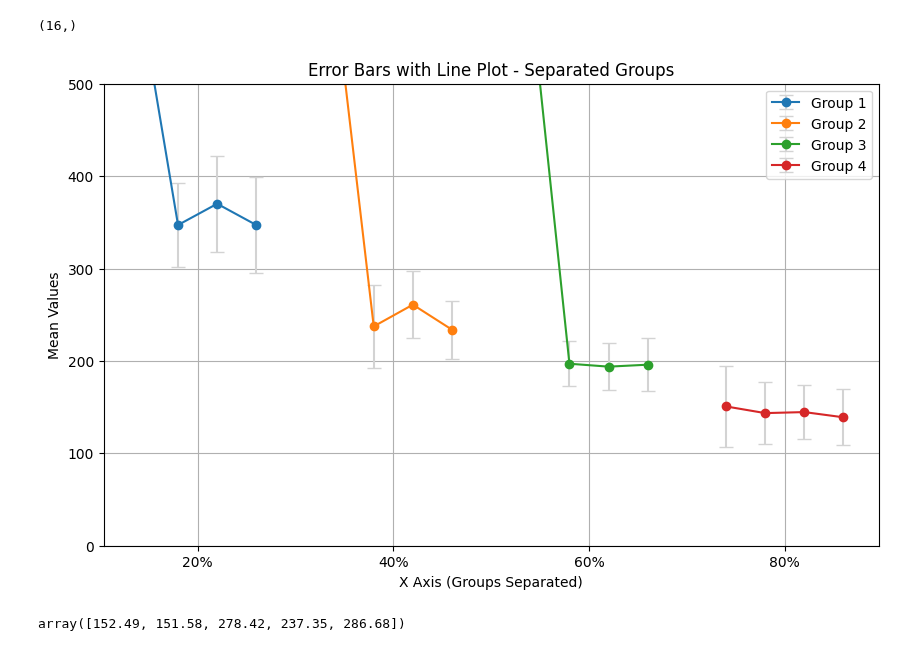
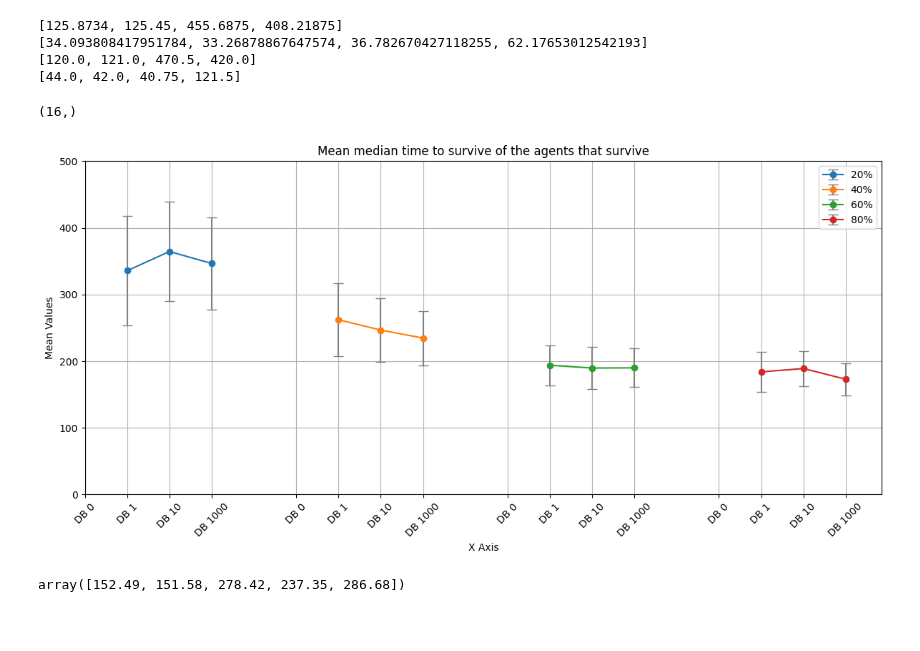
Before and after one commit to maymac00/MAEGG_IPPO, a Jupyter notebook: t2s.ipynb, the cells around one changed output. Drawn from its saved outputs; the diff is of its cells as text; code cells hidden in the pictures; blank space fills up the shorter version.

```diff
--- a/t2s.ipynb
+++ b/t2s.ipynb
@@ -3,5 +3,30 @@ from time2survive import policies_t2s, policies_t2s_std
 import matplotlib.pyplot as plt
 import numpy as np
+# %%
+import pandas as pd
+df = pd.read_csv("ECAI/db0_effrate0.4_we0_ECAI/db0_effrate0.4_we0_ECAI/t2s.csv")
+nump = df.to_numpy()
+medians = []
+means = []
+stds = []
+iqr = []
+for i in range(4):
+    col = nump[:, i]
+    col = col[col > 0]
+    medians.append(np.median(col))
+    iqr.append(np.percentile(col, 75) - np.percentile(col, 25))
+    means.append(np.mean(col))
+    stds.append(np.std(col))
+
+print(means)
+print(stds)
+print(medians)
+print(iqr)
+# %% [output]
+[125.8734, 125.45, 455.6875, 408.21875]
+[34.093808417951784, 33.26878867647574, 36.782670427118255, 62.17653012542193]
+[120.0, 121.0, 470.5, 420.0]
+[44.0, 42.0, 40.75, 121.5]
 # %%
 ag = 0
 eff_rates = [0.2, 0.4, 0.6, 0.8]
@@ -11,48 +36,68 @@ means.shape
 # %% [output]
 (16,)
 # %%
-ag = 3
 eff_rates = [0.2, 0.4, 0.6, 0.8]
 db = [0, 1, 10, 1000]
 
 # Step 1: Define your data (16 means and 16 stds)
-means = np.array([policies_t2s[eff_rate][s][ag] for eff_rate in eff_rates for s in db])
-stds = np.array([policies_t2s_std[eff_rate][s][ag] for eff_rate in eff_rates for s in db])
+meds = []
+iqr = []
+for eff_rate in eff_rates:
+    for s in db:
+        meds.append(policies_t2s_meds[eff_rate][s][int(eff_rate*5):].mean())
+        iqr.append(policies_t2s_iqr[eff_rate][s][int(eff_rate*5):].mean())
 
-means[np.isnan(means)] = 600
-stds[np.isnan(stds)] = 0
+meds = np.array(meds)
+iqr = np.array(iqr)
 
 # Step 2: Define the x positions with separation between groups
 x_positions = np.array([
     0, 1, 2, 3,    # Group 1
     5, 6, 7, 8,    # Group 2
     10, 11, 12, 13, # Group 3
     15, 16, 17, 18  # Group 4
 ])
 
-# Step 3: Plot each group with error bars
-plt.figure(figsize=(10, 6))
+
+x_labels = [
+    'DB 0', 'DB 1', 'DB 10', 'DB 1000',
+]
+x_labels = x_labels * 4
+group_labels = ['20%', '40%', '60%', '80%']
+
+# Plot each group with error bars
+plt.figure(figsize=(12, 6))
 
 # Plot each group with different colors
 for i in range(4):
     start = i * 4
     end = start + 4
-    plt.errorbar(x_positions[start:end], means[start:end], yerr=stds[start:end],
-                 fmt='-o', ecolor='lightgray', capsize=5, label=f'Group {i+1}')
+    plt.errorbar(x_positions[start:end], meds[start:end], yerr=iqr[start:end],
+                 fmt='-o', ecolor='gray', capsize=5, label=f"{group_labels[i]}")
 
-# Optional: Add labels, title, and grid
-plt.xlabel('X Axis (Groups Separated)')
+# Add individual labels to the x-axis
+plt.xticks(x_positions, x_labels, rotation=45)
+plt.ylim(0, 500)
+# Add group labels below the individual labels
+for idx, group in enumerate(group_labels):
+    # Calculate the position of the group label as the middle of the group's points
+    group_pos = np.mean(x_positions[idx * 4:(idx + 1) * 4])
+    #plt.text(group_pos, plt.ylim()[0] + 8.5, group, ha='center', va='top', fontsize=12, fontweight='bold')
+
+# Customize labels, title, and grid
+plt.xlabel('X Axis')
 plt.ylabel('Mean Values')
-plt.title('Error Bars with Line Plot - Separated Groups')
-plt.xticks([1.5, 6.5, 11.5, 16.5], ['20%', '40%', '60%', '80%'])
-plt.ylim(0, 500)
+plt.title('Mean median time to survive of the agents that survive')
 plt.grid(True)
 plt.legend()
 
-# Step 4: Show the plot
+# Adjust layout to prevent clipping of tick-labels
+plt.tight_layout()
+
+# Show the plot
 plt.show()
 # %% [output]
-[figure, old version]
+[figure, new version]
 # %%
 policies_t2s[0.4][1]
 # %% [output]
```
Also changed, not shown: parts of 2 cells of this notebook, 3 other files.
